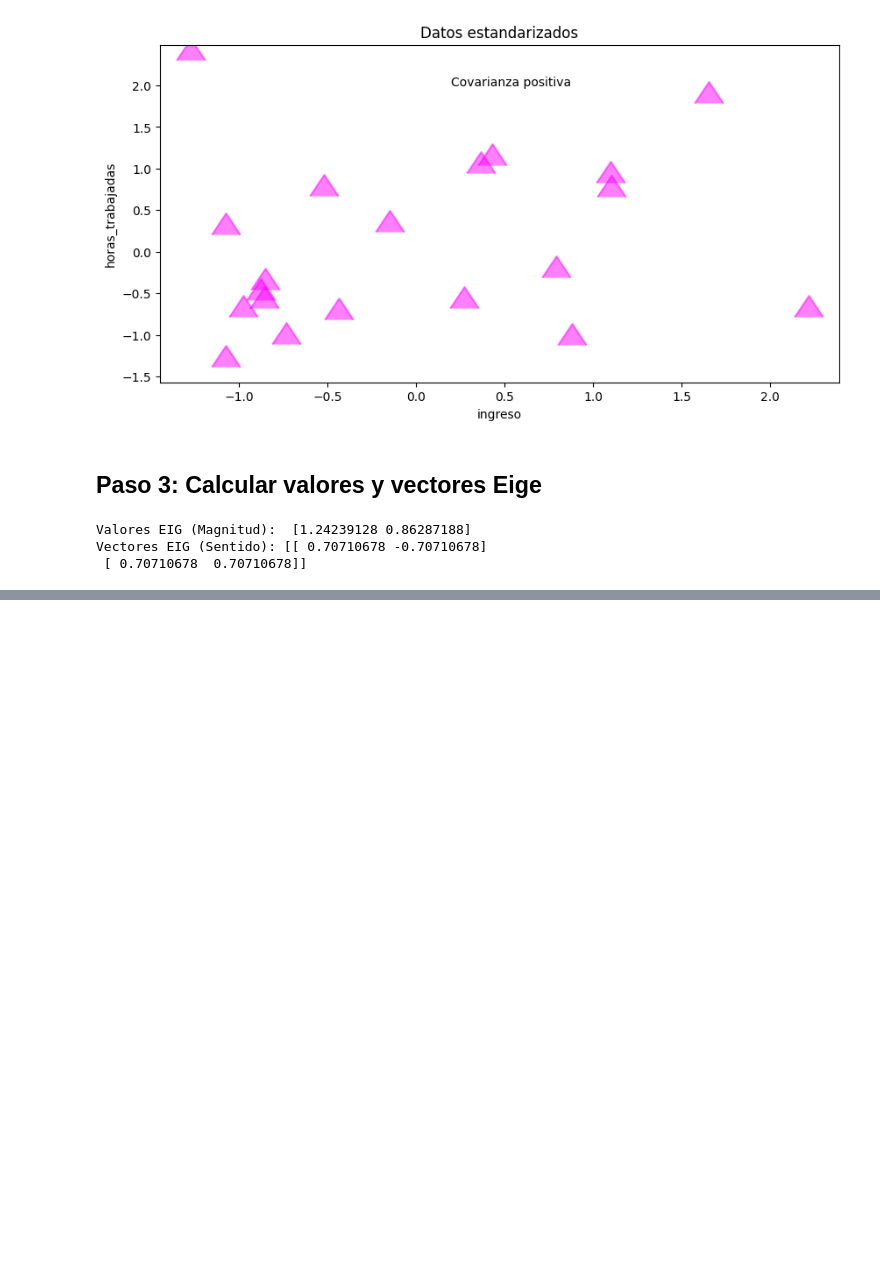
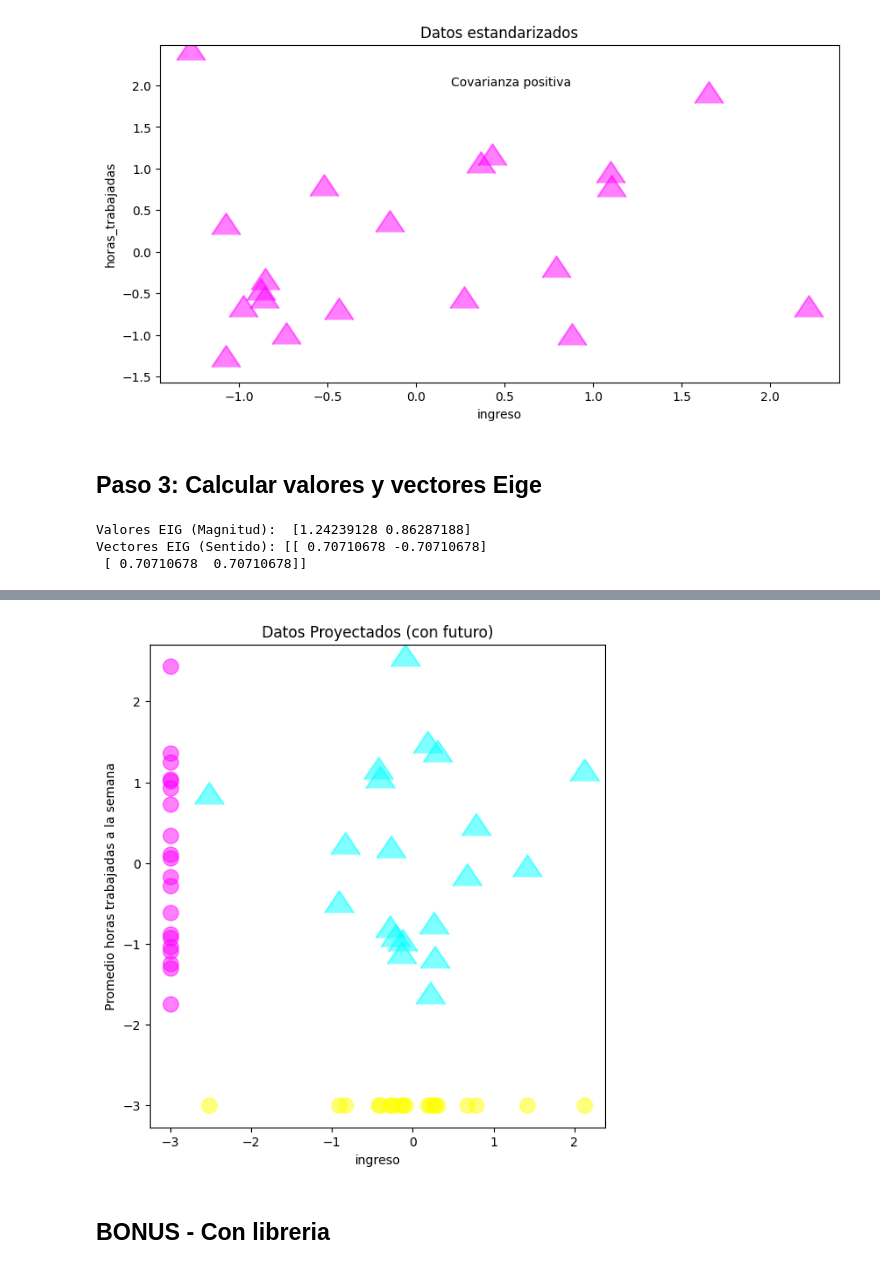
Before and after one commit to Thomas0624/Machine-Learning, a Jupyter notebook: PCA.ipynb, the cells around one changed output, grey strips where cells are left out. Drawn from its saved outputs; the diff is of its cells as text; code cells hidden in the pictures; blank space fills up the shorter version.

Commit message:
Carga del Proyecto Final Machine Learning

```diff
--- a/PCA.ipynb
+++ b/PCA.ipynb
@@ -107,0 +129,4 @@ Vectores EIG (Sentido): [[ 0.70710678 -0.70710678]
+# %%
+proyec_df = pd.DataFrame(df_standar.values @ vecsEIG.T, columns = ['ingreso','horas_trabajadas'])
+
+proyec_df
@@ -107,0 +151,23 @@ Vectores EIG (Sentido): [[ 0.70710678 -0.70710678]
+# %%
+plt.figure(figsize = (7,7))
+plt.axes().set_aspect("equal")
+plt.title('Datos Proyectados (con futuro)')
+plt.scatter(proyec_df['ingreso'],proyec_df['horas_trabajadas'], marker=10,s=550, color = 'cyan', alpha = 0.5)
+plt.xlabel('ingreso')
+plt.ylabel('Promedio horas trabajadas a la semana')
+
+# Proyección de datos en 1D
+plt.scatter(proyec_df['ingreso'],[-3] * len(proyec_df['ingreso']),s=150, color = 'yellow', alpha = 0.5)
+plt.xlabel('ingreso')
+plt.ylabel('Promedio horas trabajadas a la semana')
+
+# Proyección de datos en 1D
+plt.scatter([-3] * len(proyec_df['horas_trabajadas']),proyec_df['horas_trabajadas'],s=150, color = 'magenta', alpha = 0.5)
+plt.xlabel('ingreso')
+plt.ylabel('Promedio horas trabajadas a la semana')
+
+plt.show()
+# %% [output]
+[figure, added]
+# %% [markdown]
+## BONUS - Con libreria
```
Also changed, not shown: parts of 10 cells of this notebook, 18 other files.
